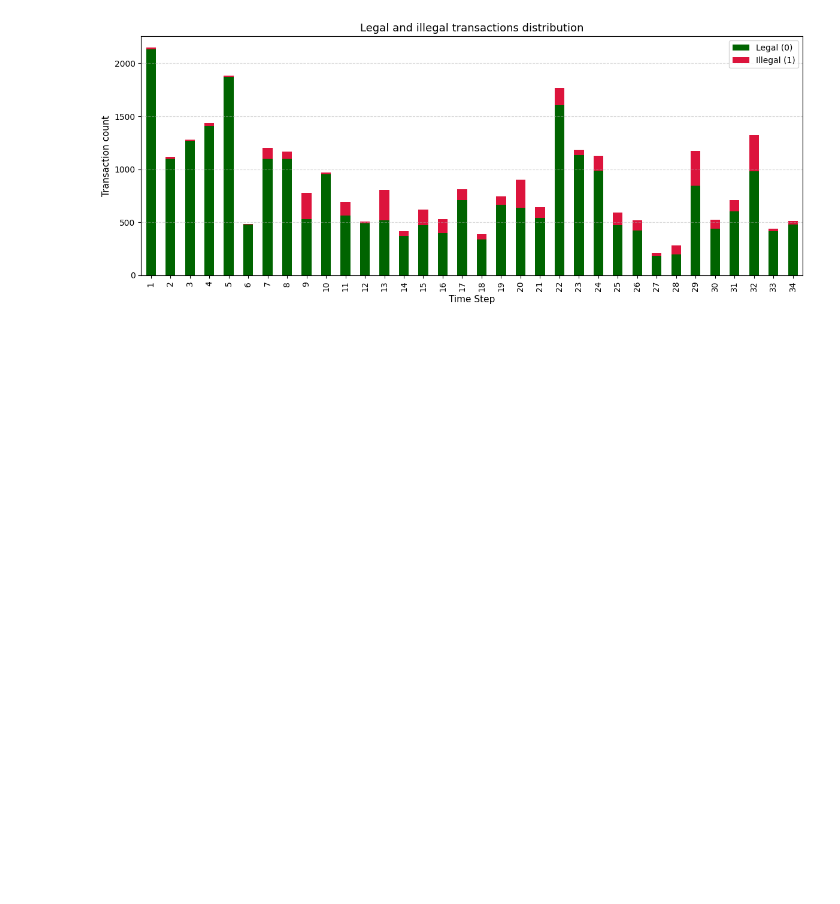
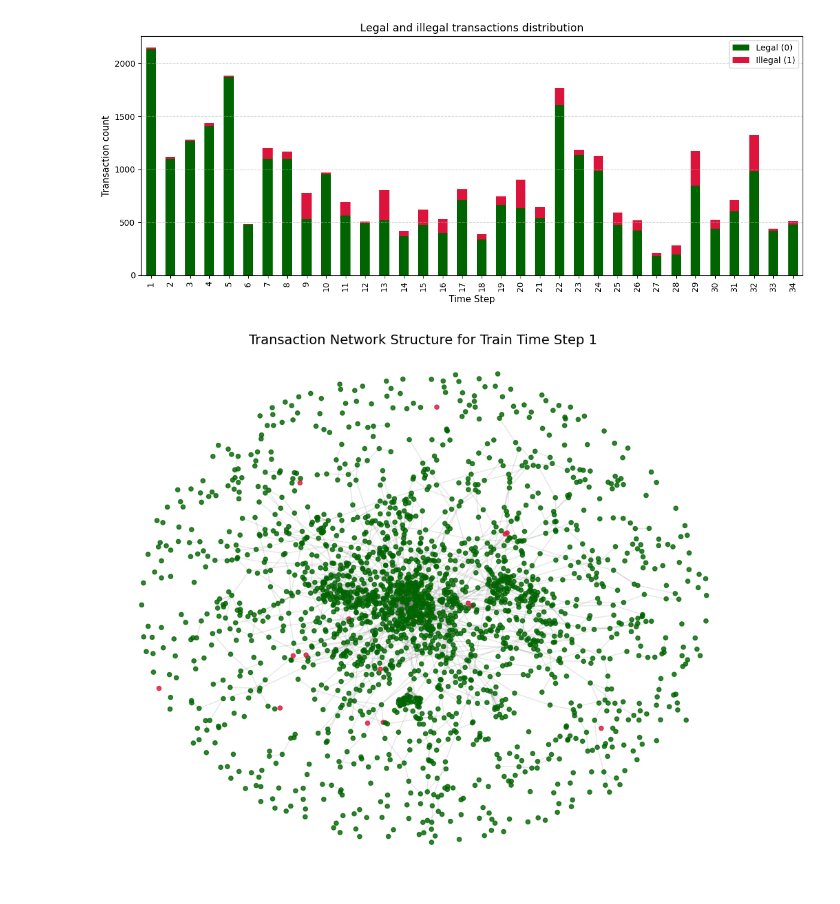
Before and after one commit to MrWlobo/Bitcoin_Transaction_ML, a Jupyter notebook: main.ipynb, the cells around one changed output. Saved outputs shown, nothing was run; the diff lists cells and outputs as text; code cells hidden in the pictures; blank space fills up the shorter version.

Commit message:
Added graph visualization

```diff
--- a/main.ipynb
+++ b/main.ipynb
@@ -181,3 +182,37 @@ plt.tight_layout()
 plt.show()
 # %% [output]
 [figure]
+# %%
+def visualize_train_timestep(chosen_step):
+    df_step = df[(df["time_step"] == chosen_step) & (df["labeled_mask"] == True)]
+    step_nodes = set(df_step.index)
+
+    df_edges_step = df_edgelist[
+        df_edgelist["txId1"].isin(step_nodes) & df_edgelist["txId2"].isin(step_nodes)
+    ]
+
+    G = nx.from_pandas_edgelist(df_edges_step, source="txId1", target="txId2")
+    G.add_nodes_from(step_nodes)
+
+    color_map = []
+    for node in G.nodes():
+        label = df.loc[node, "label"]
+        if label == 1:
+            color_map.append("crimson")
+        else:
+            color_map.append("darkgreen")
+
+    plt.figure(figsize=(12, 10))
+    plt.title(f"Transaction Network Structure for Train Time Step {chosen_step}", fontsize=14)
+
+    pos = nx.spring_layout(G, k=0.15, seed=42)
+
+    nx.draw_networkx_nodes(G, pos, node_color=color_map, node_size=20, alpha=0.8)
+    nx.draw_networkx_edges(G, pos, alpha=0.2, edge_color="gray")
+
+    plt.axis("off")
+    plt.show()
+# %%
+visualize_train_timestep(1)
+# %% [output]
+[figure, added]
```
Also changed, not shown: parts of 3 cells of this notebook.
